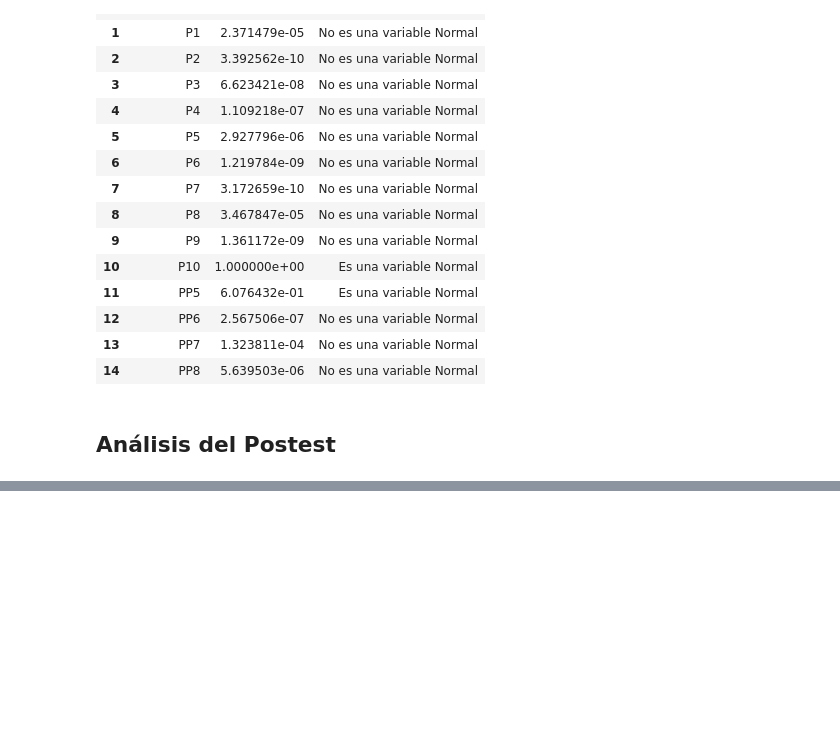
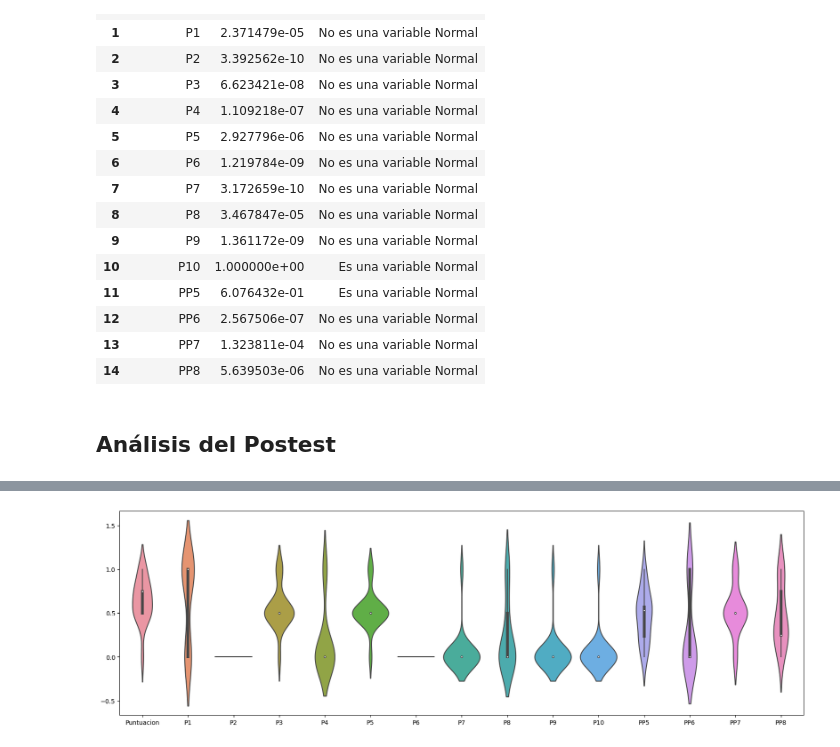
Before and after one commit to jaquimbayoc7/ProyeccionSocialAdultos, a Jupyter notebook: AnalisisPrePostest.ipynb, the cells around one changed output, grey strips where cells are left out. Drawn from its saved outputs; the diff is of its cells as text; code cells hidden in the pictures; blank space fills up the shorter version.

```diff
--- a/Pretest_Proyecto_Banco_de_la_Republica.ipynb
+++ b/AnalisisPrePostest.ipynb
@@ -829,0 +853,19 @@ testShapiroWilk(df_normalizados)
+# %%
+valores = datosPos.values
+scaler = MinMaxScaler(feature_range=(0, 1))
+scaler = scaler.fit(valores)
+
+pd.DataFrame(np.vstack((scaler.data_min_, scaler.data_max_)),
+             index=['Min', 'Max'],
+             columns=datosPos.columns)
+
+normalizados = scaler.transform(valores)
+df_normalizadosPos = pd.DataFrame(normalizados,
+                              index=datosPos.index,
+                              columns=datosPos.columns)
+# %%
+##Datos Normalizados
+plt.subplots(figsize=(20, 6))
+_ = sns.violinplot(data=df_normalizadosPos)
+# %% [output]
+[figure, added]
```
Also changed, not shown: parts of 14 cells of this notebook, 3 other files.
